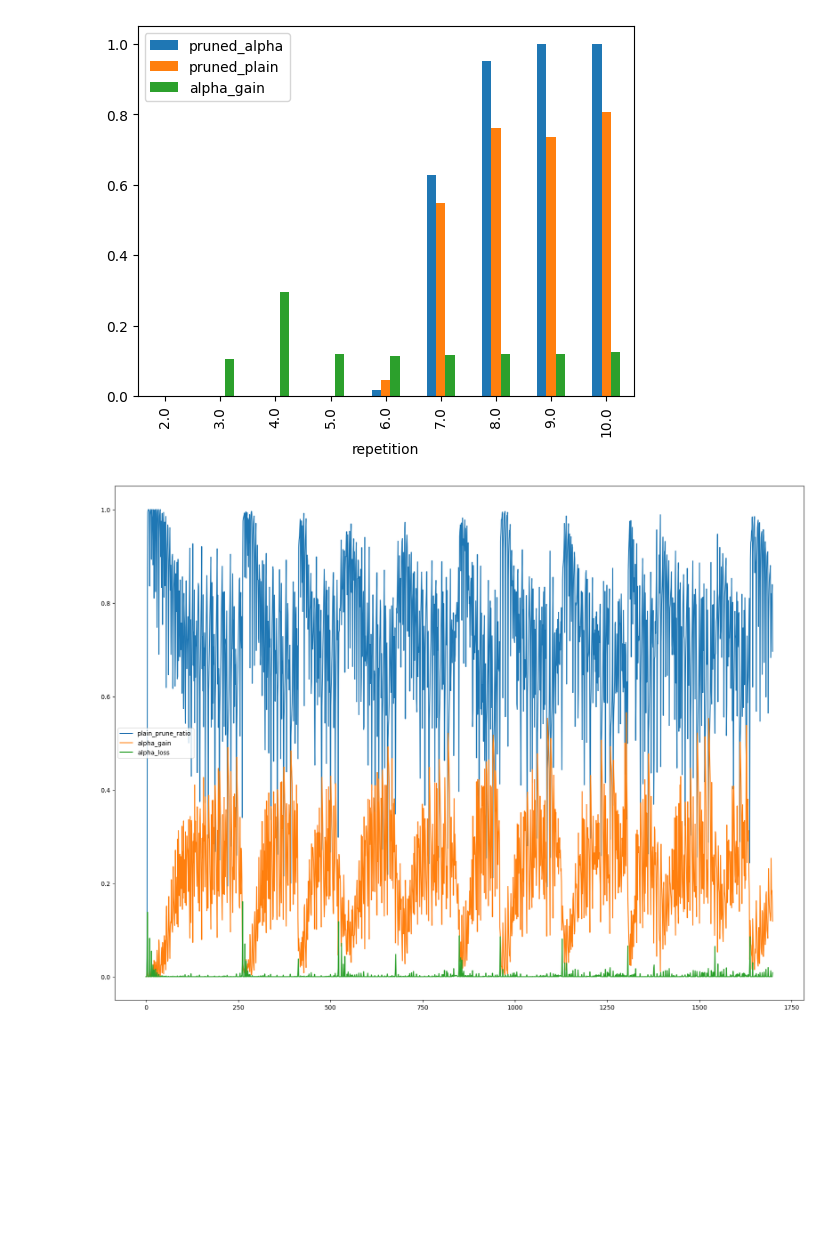
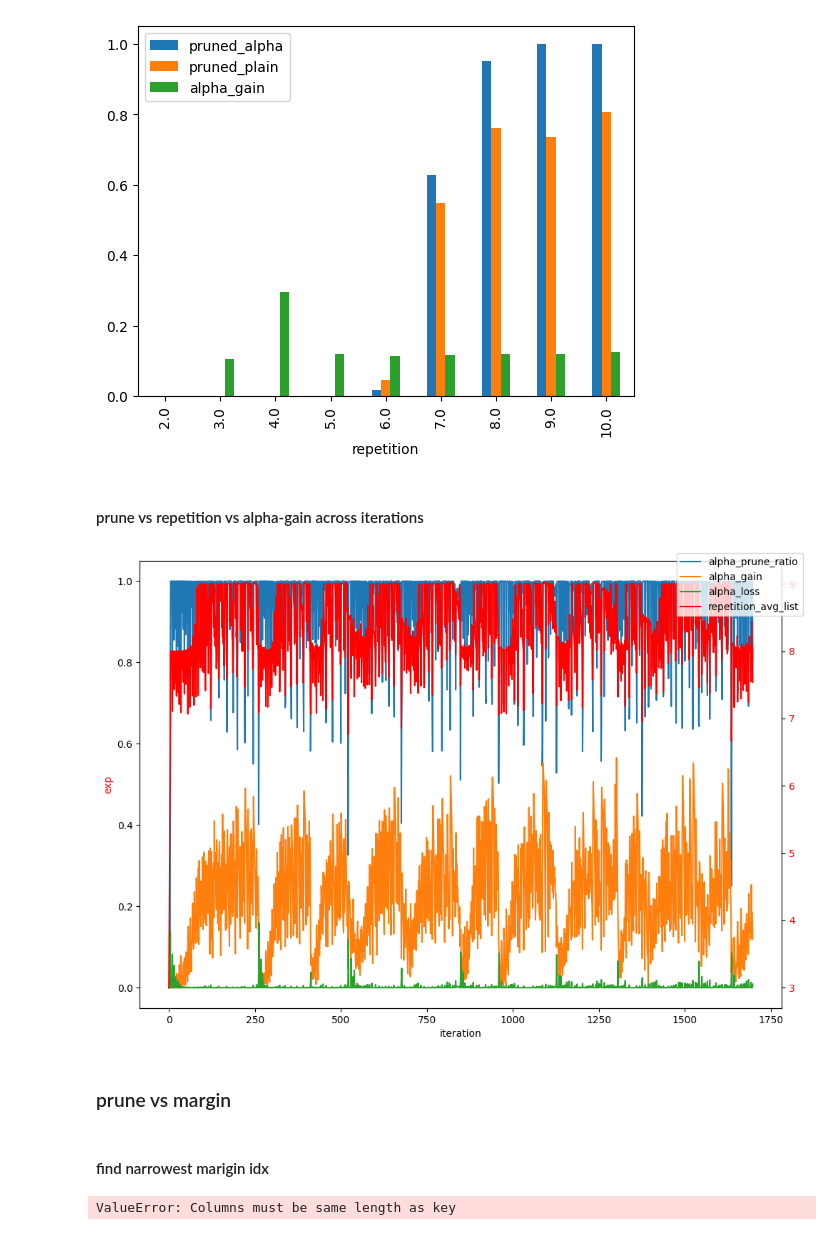
Before and after one commit to mhmd97z/alpha-beta-CROWN, a Jupyter notebook: complete_verifier/input_split/pickled_analysis.ipynb, the cells around one changed output. Saved outputs shown, nothing was run; the diff lists cells and outputs as text; code cells hidden in the pictures; blank space fills up the shorter version.

```diff
--- a/complete_verifier/input_split/pickled_analysis.ipynb
+++ b/complete_verifier/input_split/pickled_analysis.ipynb
@@ -16,5 +16,5 @@ def read_instance(path):
 
     return domain_df
 
-path = "/home/mzi/rl-verif/alpha-beta-CROWN/complete_verifier/input_split/pickled/alpha_partition20_iteration10_in19_lower04_upper06_eps001_out15_0_14/{}.pickle"
+path = "/home/mzi/verif/alpha-beta-CROWN/complete_verifier/input_split/pickled/take_2_alpha_alternate_90_2_10_10_in19_lower04_upper06_eps001_out15_0_14/{}.pickle"
 # %%
@@ -58,13 +109,49 @@ pdf_all[["repetition", "pruned_alpha", "pruned_plain", "alpha_gain"]].groupby("r
 # %% [output]
 <Axes: xlabel='repetition'>
 [figure]
-# %%
-import matplotlib.pyplot as plt
-plt.figure(figsize=(20,15))
-plt.plot(plain_prune_ratio_list, label="plain_prune_ratio")
-plt.plot(alpha_gain_list, label="alpha_gain")
-plt.plot(alpha_loss_list, label="alpha_loss")
-plt.legend()
-plt.show()
-# %% [output]
-[figure, removed]
+# %% [markdown]
+#### prune vs repetition vs alpha-gain across iterations
+# %%
+path = "/home/mzi/verif/alpha-beta-CROWN/complete_verifier/input_split/pickled/take_2_alpha_alternate_90_2_10_10_in19_lower04_upper06_eps001_out15_0_14/{}.pickle"
+
+plain_prune_ratio_list = []
+alpha_prune_ratio_list = []
+alpha_gain_list = []
+alpha_loss_list = []
+repetition_avg_list = []
+
+for i in range(1700):
+    pdf = read_instance(path=path.format(i))[['pruned_plain', 'pruned_alpha', 'repetition']]
+
+    plain_prune_ratio = pdf[(pdf['pruned_plain'] == 1)].size / pdf.size
+    alpha_prune_ratio = pdf[(pdf['pruned_alpha'] == 1)].size / pdf.size
+    alpha_gain = pdf[(pdf['pruned_alpha'] == 1) & (pdf['pruned_plain'] == 0)].size / pdf.size
+    alpha_loss = pdf[(pdf['pruned_alpha'] == 0) & (pdf['pruned_plain'] == 1)].size / pdf.size
+
+    plain_prune_ratio_list.append(plain_prune_ratio)
+    alpha_prune_ratio_list.append(alpha_prune_ratio)
+    alpha_gain_list.append(alpha_gain)
+    alpha_loss_list.append(alpha_loss)
+    repetition_avg_list.append(pdf.repetition.mean())
+# %%
+import matplotlib.pyplot as plt
+fig, ax1 = plt.subplots(figsize=(10,7))
+ax1.set_xlabel('iteration')
+ax1.set_ylabel('exp', color="red")
+ax1.plot(plain_prune_ratio_list, label="plain_prune_ratio", alpha=0.5)
+ax1.plot(alpha_prune_ratio_list, label="alpha_prune_ratio")
+ax1.plot(alpha_gain_list, label="alpha_gain")
+ax1.plot(alpha_loss_list, label="alpha_loss")
+ax1.tick_params(axis='y')
+
+ax2 = ax1.twinx()
+ax2.plot(repetition_avg_list, color="red", label="repetition_avg_list")
+ax2.tick_params(axis='y', labelcolor="red")
+
+fig.tight_layout()
+fig.legend()
+plt.show()
+# %% [output]
+[figure, added]
+# %% [markdown]
+### prune vs margin
@@ -70,0 +166,12 @@ plt.show()
+# %% [markdown]
+#### find narrowest marigin idx
+# %%
+def find_top5(row):
+    subset_columns = [f'output_margin_{i}' for i in range(28)]
+    names = row[subset_columns].sort_values(ascending=False).head(5).index
+    print(tuple([int(name.split("_")[-1]) for name in names]))
+    return tuple([int(name.split("_")[-1]) for name in names])
+
+pdf_all[['top_1', 'top_2', 'top_3', 'top_4', 'top_5']] = pdf_all.apply(find_top5, axis=1)
+# %% [output]
+ValueError: Columns must be same length as key
```
Also changed, not shown: parts of 16 cells of this notebook.
